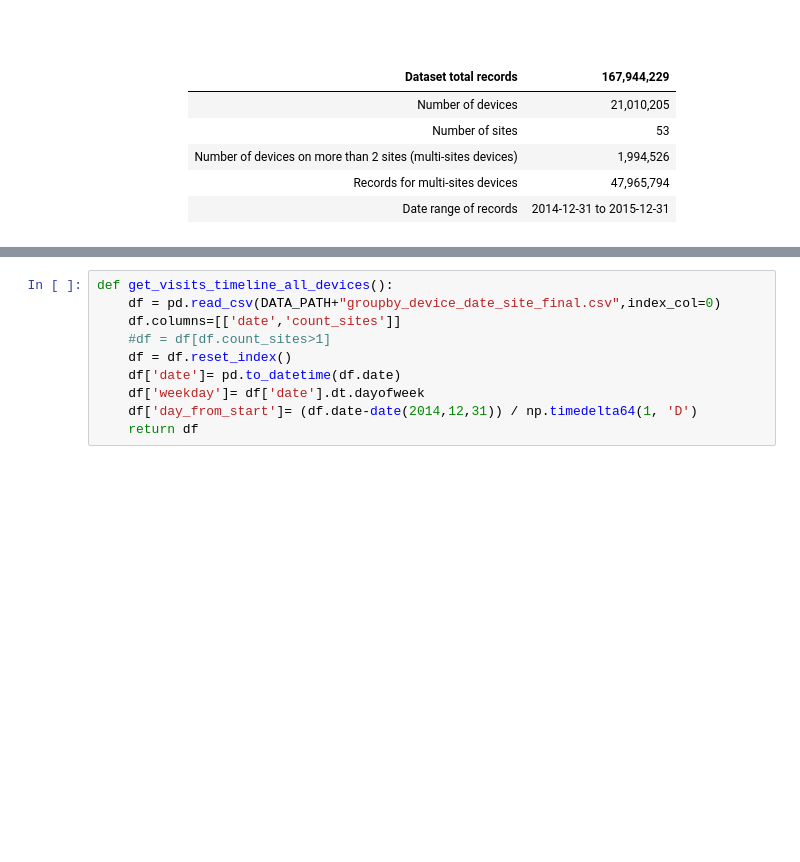
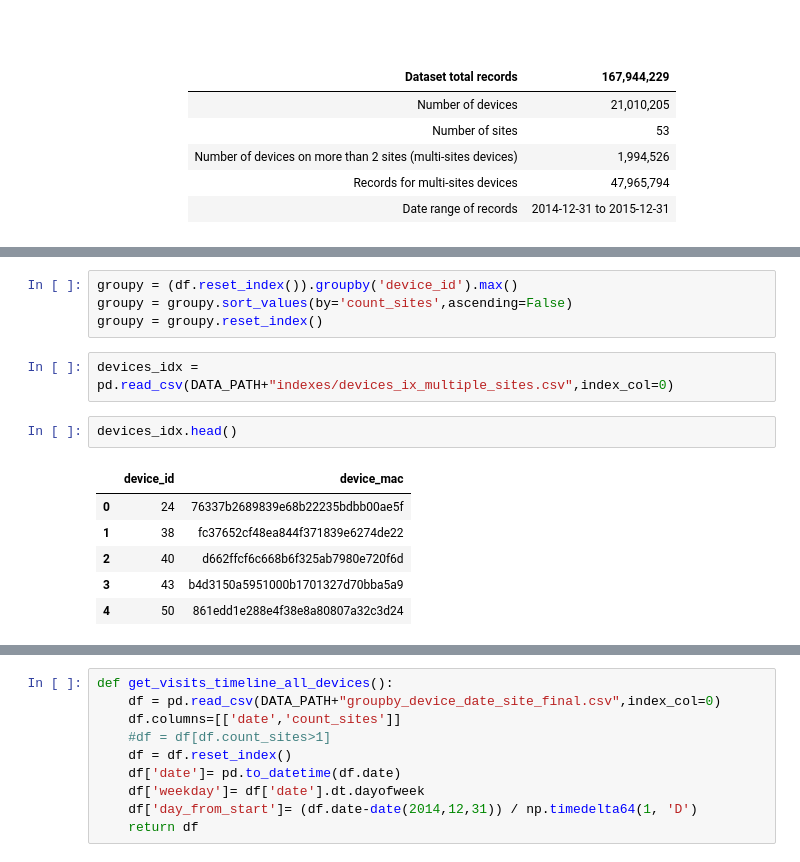
Before and after one commit to clementlefevre/CS109, a Jupyter notebook: xalid/nielse_data_exploration.ipynb, the cells around one changed output, grey strips where cells are left out. Cells and saved outputs as stored; diff of their text form; blank space fills up the shorter version.

```diff
--- a/xalid/nielse_data_exploration.ipynb
+++ b/xalid/nielse_data_exploration.ipynb
@@ -46,0 +61,15 @@ pdh.display_spread()
+# %%
+groupy = (df.reset_index()).groupby('device_id').max()
+groupy = groupy.sort_values(by='count_sites',ascending=False)
+groupy = groupy.reset_index()
+# %%
+devices_idx = pd.read_csv(DATA_PATH+"indexes/devices_ix_multiple_sites.csv",index_col=0)
+# %%
+devices_idx.head()
+# %% [output]
+|  | device_id | device_mac |
+| 0 | 24 | 76337b2689839e68b22235bdbb00ae5f |
+| 1 | 38 | fc37652cf48ea844f371839e6274de22 |
+| 2 | 40 | d662ffcf6c668b6f325ab7980e720f6d |
+| 3 | 43 | b4d3150a5951000b1701327d70bba5a9 |
+| 4 | 50 | 861edd1e288e4f38e8a80807a32c3d24 |
```
Also changed, not shown: parts of 21 cells of this notebook, 1 other file.
